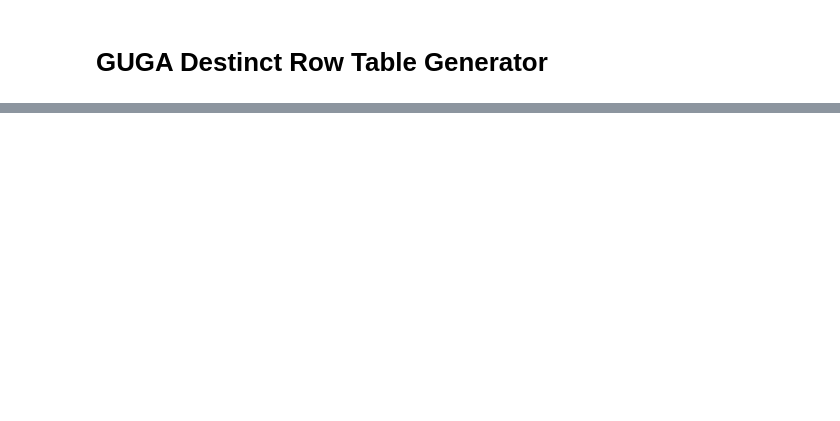
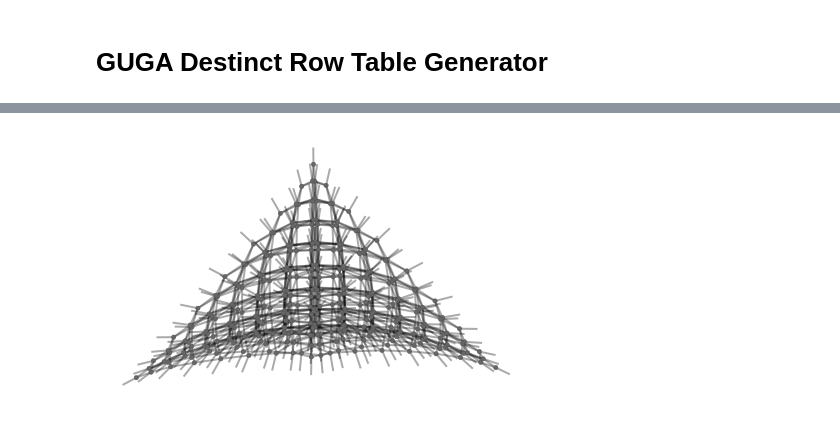
Before and after one commit to NathanCQC/pyTUGA, a Jupyter notebook: guga_drt.ipynb, the cells around one changed output, grey strips where cells are left out. Drawn from its saved outputs; the diff is of its cells as text; code cells hidden in the pictures; blank space fills up the shorter version.

Commit message:
abstract structire of tensor network expectation value working

```diff
--- a/guga_drt.ipynb
+++ b/guga_drt.ipynb
@@ -61,0 +36,5 @@ guga.abc_dim()
+# %%
+tns_ket = guga.tensor_network_state(type='ket')
+tns_ket.graph()
+# %% [output]
+[figure, added]
```
Also changed, not shown: parts of 9 cells of this notebook, 3 other files.
